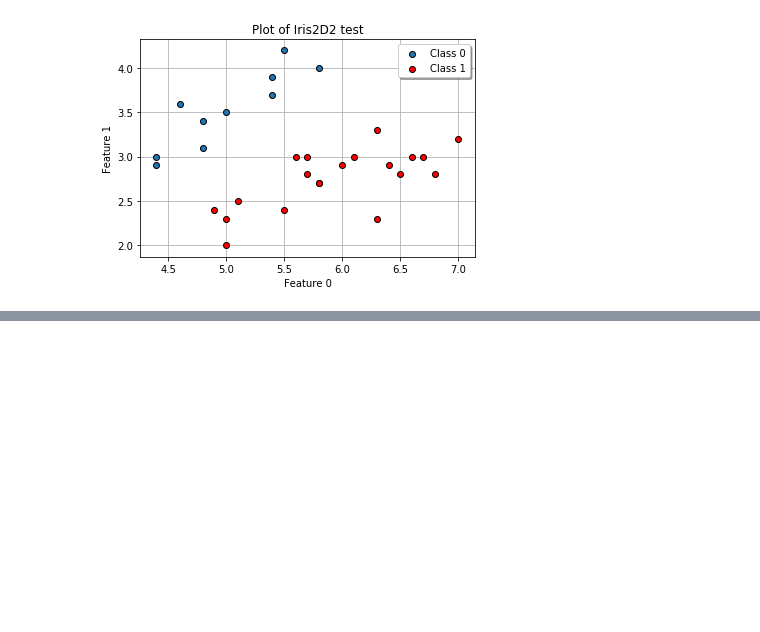
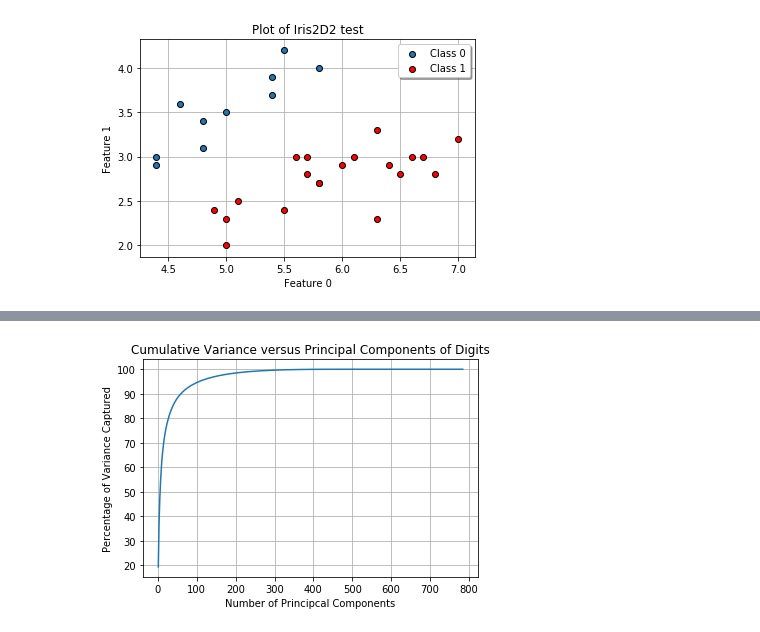
Before and after one commit to mahdi-robbani/ids, a Jupyter notebook: Assignment5/Main.ipynb, the cells around one changed output, grey strips where cells are left out. Saved outputs shown, nothing was run; the diff lists cells and outputs as text; code cells hidden in the pictures; blank space fills up the shorter version.

```diff
--- a/Assignment5/Main.ipynb
+++ b/Assignment5/Main.ipynb
@@ -147,0 +193,13 @@ Iris2D2 Weights:
+# %%
+# Exercise 10
+# Exercise 10a
+e_vec, e_val = pca.pca(digits)
+cum_variance = np.cumsum(e_val/sum(e_val)) * 100
+count = list(range(1, len(e_val)+1))
+plt.plot(count, cum_variance)
+plot_template(title= 'Cumulative Variance versus Principal Components of Digits',
+             xlabel='Number of Principcal Components',
+             ylabel='Percentage of Variance Captured',
+             equal_axis=False, save = False)
+# %% [output]
+[figure, added]
```
Also changed, not shown: parts of 7 cells of this notebook, 45 other files.
